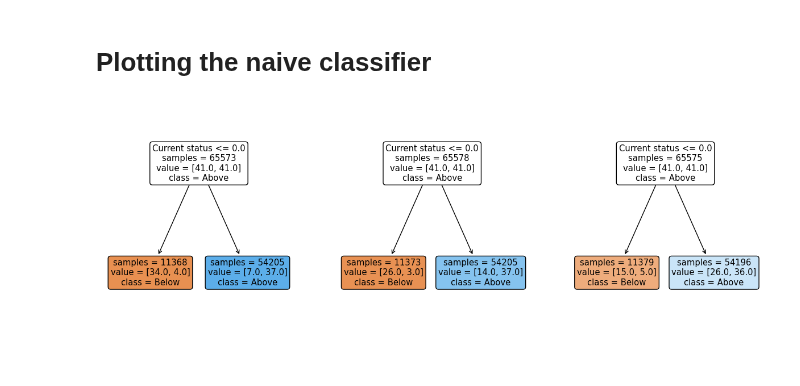
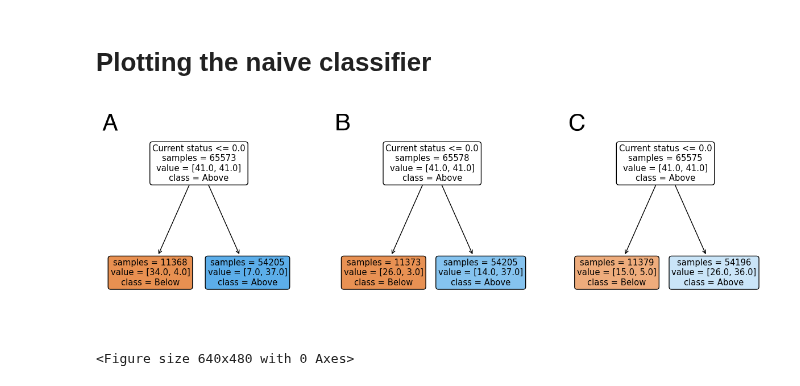
Before and after one commit to RachelMurray-Watson/COVID_forecasting, a Jupyter notebook: Naive_classifier.ipynb, the cells around one changed output. Cells and saved outputs as stored; diff of their text form; code cells hidden in the pictures.

```diff
--- a/Naive_classifier.ipynb
+++ b/Naive_classifier.ipynb
@@ -172,6 +173,12 @@ def add_changes_by_week(weekly_data_frame, outcome_column):
             weekly_data_frame.insert(column_index + 1, new_column_name, diff)
             weekly_data_frame[new_column_name] = diff
     return weekly_data_frame
+
+def add_labels_to_subplots(axs, hfont, height):
+    labels_subplots = list(string.ascii_uppercase)
+    for i, ax in enumerate(axs):
+        ax.text(ax.get_xlim()[0], ax.get_ylim()[1] * height, labels_subplots[i], fontsize=30, **hfont)
+    return labels_subplots
 # %%
 ### this code it's ANY in the x week period
 
@@ -654,13 +663,17 @@ print(npv)
 # %%
-############# Graph 1: auROC by year 2005-2010, trained on previous 5 years' data, for nn, rf and lr with intervals
 fig, axs = plt.subplots(1,3, figsize=(15, 5), facecolor='w', edgecolor='k', sharex = 'all', sharey = 'all')
 clf_naive_period = pickle.load(open("Naive_model_auroc_0.8134582.sav" , 'rb'))
 clf_naive_exact =  pickle.load(open("Naive_model_auroc_0.7518215.sav", 'rb'))
 clf_naive_shifted =  pickle.load(open("Naive_model_auroc_shifted_0.8134419.sav" , 'rb'))
 axs.ravel()
 plot_tree(clf_naive_period, ax=axs[0], feature_names=['Current status'], class_names=['Below', 'Above'], filled=True, impurity=False, proportion=False, rounded=True, precision=0)
 plot_tree(clf_naive_exact, ax=axs[1], feature_names=['Current status'], class_names=['Below', 'Above'], filled=True, impurity=False, proportion=False, rounded=True, precision=0)
 plot_tree(clf_naive_shifted, ax=axs[2], feature_names=['Current status'], class_names=['Below', 'Above'], filled=True, impurity=False, proportion=False, rounded=True, precision=0)
+add_labels_to_subplots(axs, hfont, 0.9)
 plt.show()
+plt.tight_layout()
+
+plt.savefig('Graphs/Naive_classifier_all.png', dpi = 300)
 # %% [output]
-[figure, old version]
+[figure, new version]
+<Figure size 640x480 with 0 Axes>
```
Also changed, not shown: parts of 2 cells of this notebook, 4 other files.
